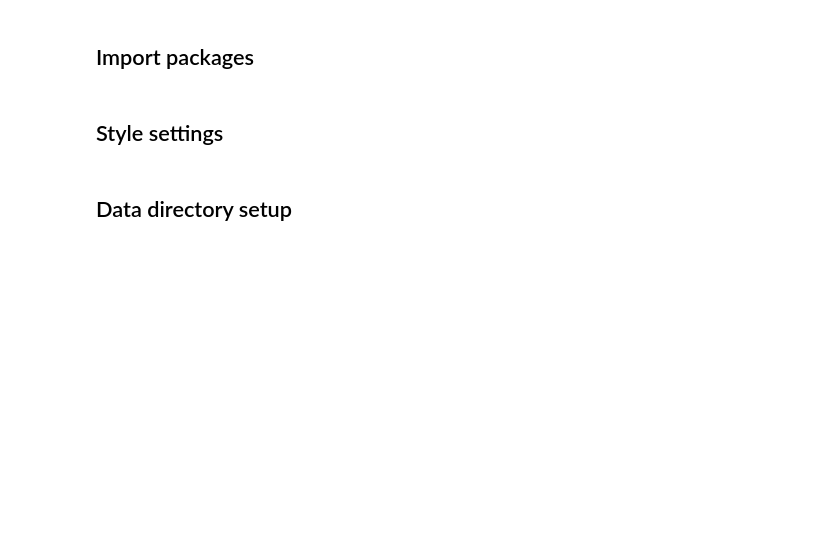
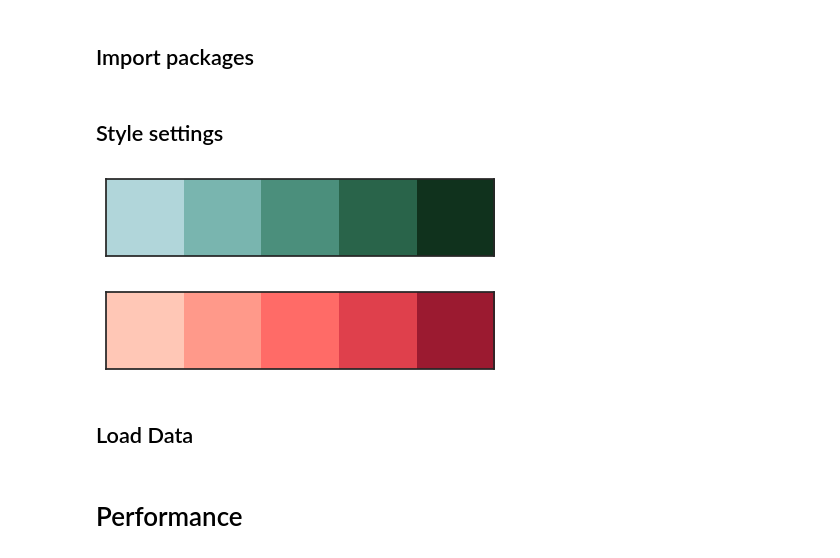
Before and after one commit to galbiati/mnk-figures, a Jupyter notebook: cosyne2017/Figures.ipynb, the cells around one changed output. Saved outputs shown, nothing was run; the diff lists cells and outputs as text; code cells hidden in the pictures; blank space fills up the shorter version.

```diff
--- a/cosyne2017/Figures.ipynb
+++ b/cosyne2017/Figures.ipynb
@@ -14,7 +18,7 @@ from matplotlib.gridspec import GridSpec
 # %%
 sns.set_style('white')
 sns.set_context('paper')
-sns.set_palette(sns.dark_palette('grey'))
+sns.set_palette(sns.dark_palette('blue'))
 
 matplotlib.rcParams['xtick.labelsize'] = 10
 matplotlib.rcParams['ytick.labelsize'] = 10
@@ -25,3 +29,14 @@ matplotlib.rcParams['mathtext.rm'] = 'Bitstream Vera Sans'
 matplotlib.rcParams['mathtext.default'] = 'rm'
 matplotlib.rcParams['mathtext.it'] = 'Bitstream Vera Sans:italic'
 matplotlib.rcParams['mathtext.bf'] = 'Bitstream Vera Sans:bold'
+# %%
+p = sns.cubehelix_palette(n_colors=5, start=2.0, rot=.2, gamma=1, hue=.8, light=.8, dark=.15)
+sns.palplot(p)
+sns.set_palette(p)
+# %% [output]
+[figure, added]
+# %%
+p2 = sns.cubehelix_palette(n_colors=5, start=0.8, rot=.1, gamma=.7, hue=2, light=.8, dark=.15)
+sns.palplot(p2)
+# %% [output]
+[figure, added]
@@ -28,2 +45,2 @@ matplotlib.rcParams['mathtext.bf'] = 'Bitstream Vera Sans:bold'
 # %% [markdown]
-## Data directory setup
+## Load Data
@@ -41,0 +59,2 @@ dirs = {
+# %% [markdown]
+# Performance
```
Also changed, not shown: parts of 20 cells of this notebook.
